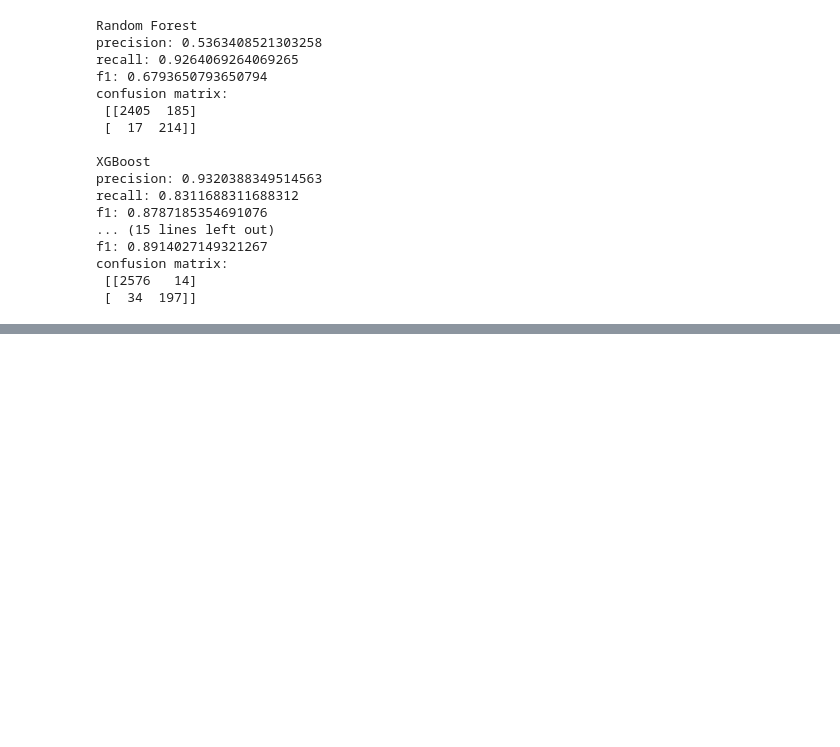
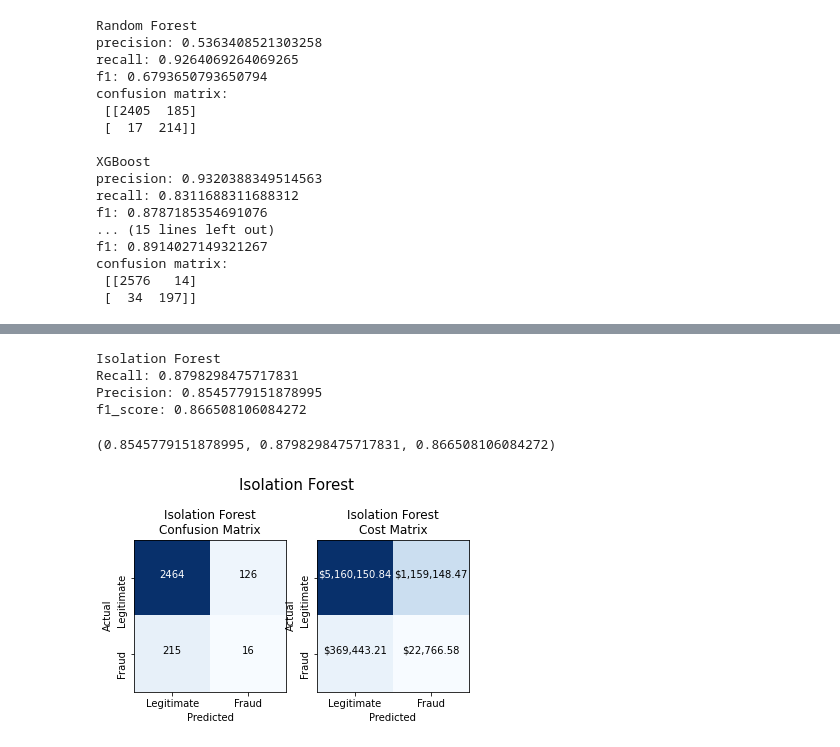
Before and after one commit to isbhsun/Fraud-Detection, a Jupyter notebook: train_model.ipynb, the cells around one changed output, grey strips where cells are left out. Saved outputs shown, nothing was run; the diff lists cells and outputs as text; code cells hidden in the pictures; blank space fills up the shorter version.

Commit message:
isolation forest cost matrix

```diff
--- a/train_model.ipynb
+++ b/train_model.ipynb
@@ -285 +286,19 @@ filename = 'voting_model.sav'
 pickle.dump(voting, open(filename, 'wb'))
+# %%
+isolation_forest_test_classifier(X_train, X_test,
+                                 y_train, y_test,
+                                 c_train, c_test,
+                                 df_analysis)
+# %% [output]
+Isolation Forest
+Recall: 0.8798298475717831
+Precision: 0.8545779151878995
+f1_score: 0.866508106084272
+(0.8545779151878995, 0.8798298475717831, 0.866508106084272)
+# %%
+fig = print_isf_confusion(X_train, X_test, y_train, y_test, c_train, c_test, df_analysis)
+
+fig.suptitle("Isolation Forest", size=15)
+fig.savefig('images/if_matrix.png', bbox_inches = "tight")
+# %% [output]
+[figure, added]
```
Also changed, not shown: parts of 9 cells of this notebook, 1 other file.
